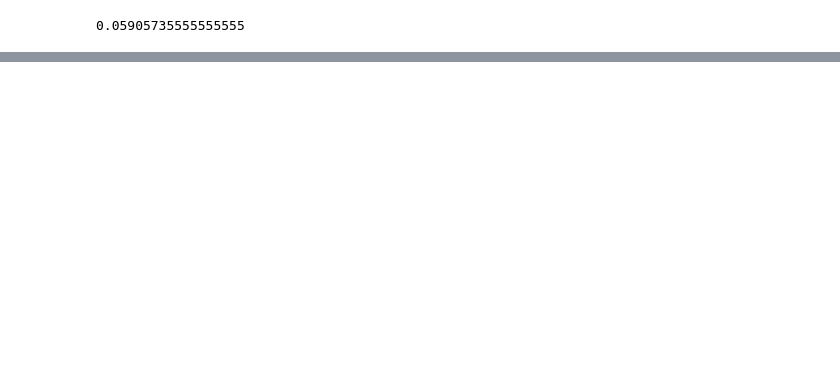
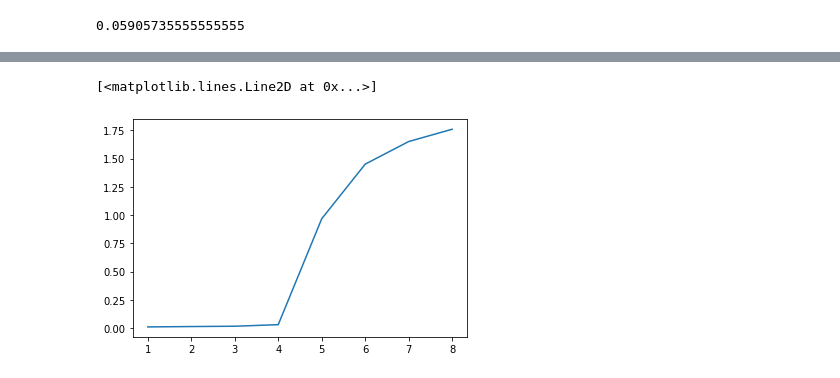
Before and after one commit to axcy0809/AMP, a Jupyter notebook: Alex/plots.ipynb, the cells around one changed output, grey strips where cells are left out. Saved outputs shown, nothing was run; the diff lists cells and outputs as text; code cells hidden in the pictures; blank space fills up the shorter version.

```diff
--- a/Alex/plots.ipynb
+++ b/Alex/plots.ipynb
@@ -36,3 +42,8 @@ frame.RunTime.mean()
+# %%
+plt.plot(frame.NumberOfIterations,frame.RunTime)
+# %% [output]
+[<matplotlib.lines.Line2D at 0x...>]
+[figure, added]
 # %%
 plt.plot(frame.NumberOfIterations,frame.RunTime)
 # %% [output]
```
Also changed, not shown: parts of 6 cells of this notebook, 51 other files.
